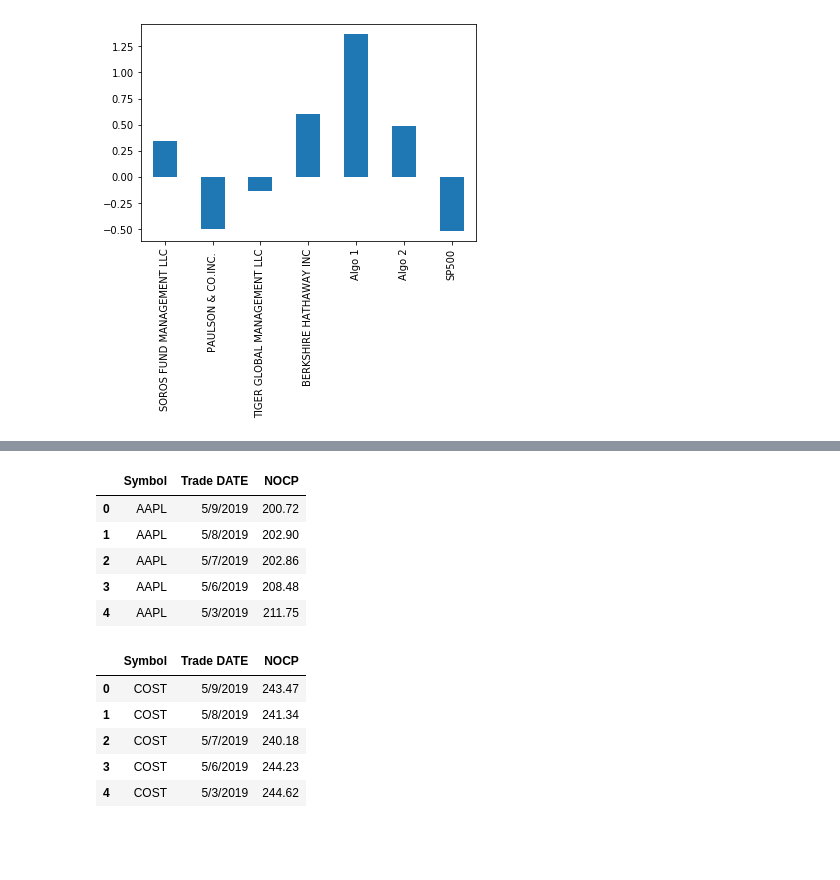
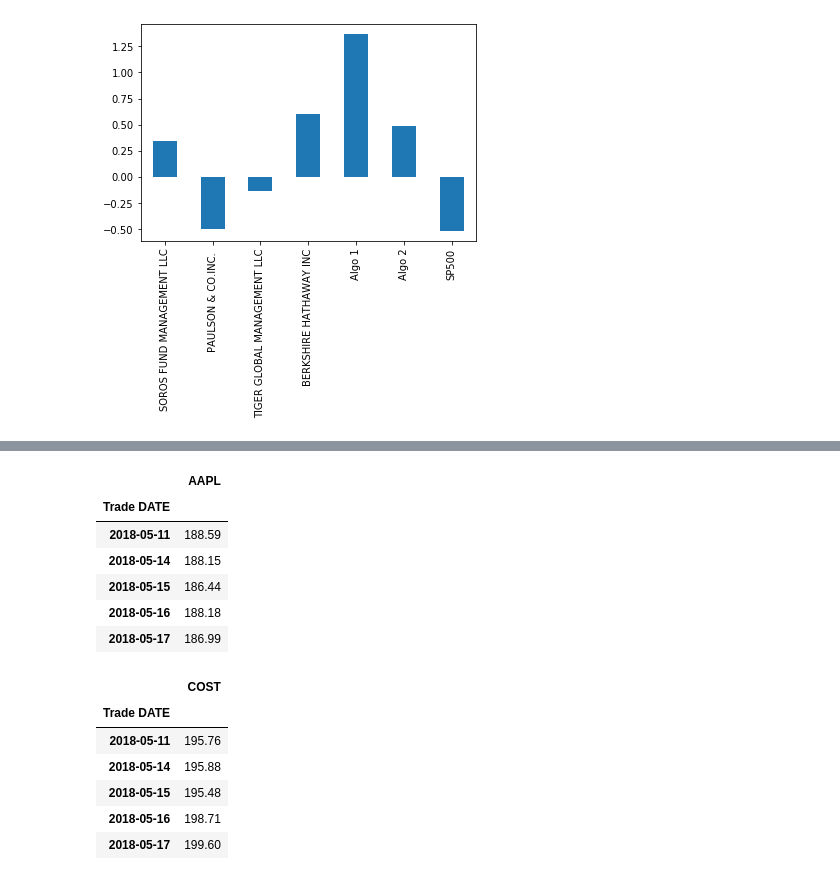
Before and after one commit to Rcantu/fintech, a Jupyter notebook: hw/03-Python_and_Pandas/HW3.ipynb, the cells around one changed output, grey strips where cells are left out. Cells and saved outputs as stored; diff of their text form; code cells hidden in the pictures; blank space fills up the shorter version.

```diff
--- a/hw/03-Python_and_Pandas/HW3.ipynb
+++ b/hw/03-Python_and_Pandas/HW3.ipynb
@@ -339,27 +346,39 @@ google_df.head()
 # %%
 #second stock
 appl_csv = Path("aapl_historical-Copy1.csv")
-appl_df = pd.read_csv(appl_csv)
+appl_df = pd.read_csv(appl_csv, index_col = "Trade DATE", parse_dates=True, infer_datetime_format=True)
+appl_df.sort_index(inplace=True, ascending=True)
+appl_df = appl_df.rename(columns={
+     "NOCP":"AAPL"
+ })
+appl_df = appl_df.drop(columns=["Symbol"])
 appl_df.head()
 # %% [output]
-|  | Symbol | Trade DATE | NOCP |
-| 0 | AAPL | 5/9/2019 | 200.72 |
-| 1 | AAPL | 5/8/2019 | 202.90 |
-| 2 | AAPL | 5/7/2019 | 202.86 |
-| 3 | AAPL | 5/6/2019 | 208.48 |
-| 4 | AAPL | 5/3/2019 | 211.75 |
+|  | AAPL |
+| Trade DATE |  |
+| 2018-05-11 | 188.59 |
+| 2018-05-14 | 188.15 |
+| 2018-05-15 | 186.44 |
+| 2018-05-16 | 188.18 |
+| 2018-05-17 | 186.99 |
 # %%
 #third stock
 cost_csv = Path("cost_historical.csv")
-cost_df = pd.read_csv(cost_csv)
+cost_df = pd.read_csv(cost_csv, index_col = "Trade DATE", parse_dates=True, infer_datetime_format=True)
+cost_df.sort_index(inplace=True, ascending=True)
+cost_df = cost_df.rename(columns={
+     "NOCP":"COST"
+ })
+cost_df = cost_df.drop(columns=["Symbol"])
 cost_df.head()
 # %% [output]
-|  | Symbol | Trade DATE | NOCP |
-| 0 | COST | 5/9/2019 | 243.47 |
-| 1 | COST | 5/8/2019 | 241.34 |
-| 2 | COST | 5/7/2019 | 240.18 |
-| 3 | COST | 5/6/2019 | 244.23 |
-| 4 | COST | 5/3/2019 | 244.62 |
+|  | COST |
+| Trade DATE |  |
+| 2018-05-11 | 195.76 |
+| 2018-05-14 | 195.88 |
+| 2018-05-15 | 195.48 |
+| 2018-05-16 | 198.71 |
+| 2018-05-17 | 199.60 |
 # %%
 # Concatenate all stocks into a single DataFrame
 All_stocks = pd.concat([google_df, appl_df, cost_df], axis="columns", join="inner")
```
Also changed, not shown: parts of 15 cells of this notebook.
